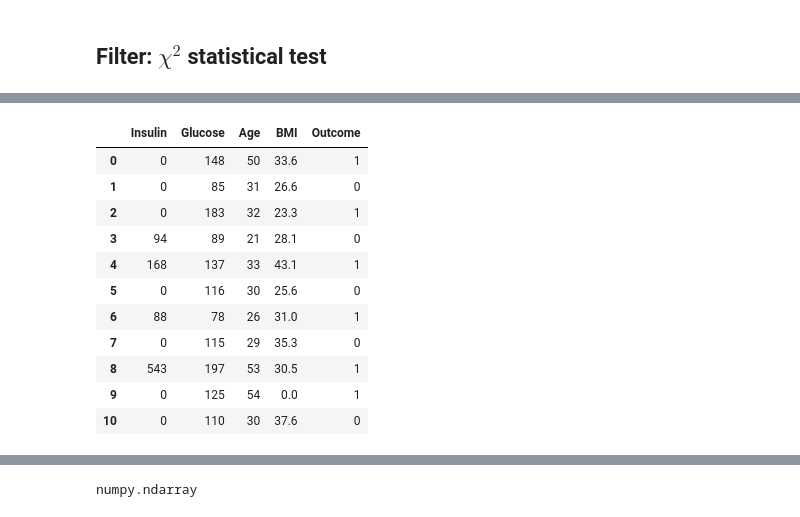
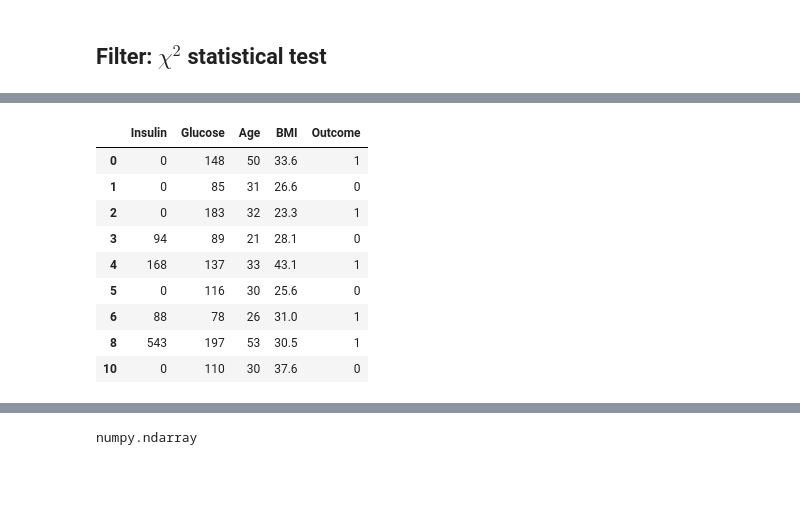
Before and after one commit to yerartdev/tfm-pb, a Jupyter notebook: poc-fs-filter-pima-indians-diabetes.ipynb, the cells around one changed output, grey strips where cells are left out. Cells and saved outputs as stored; diff of their text form; code cells hidden in the pictures; blank space fills up the shorter version.

```diff
--- a/poc-fs-filter-pima-indians-diabetes.ipynb
+++ b/poc-fs-filter-pima-indians-diabetes.ipynb
@@ -544,15 +519,14 @@ sorted(zipped, key = lambda x: x[1], reverse = True)
 # %%
-data.loc[:10, ('Insulin', 'Glucose', 'Age', 'BMI', 'Outcome')]
+#::GMG::So this would be the final dataset manually from the results above
+data_final.loc[:10, ('Insulin', 'Glucose', 'Age', 'BMI', 'Outcome')]
 # %% [output]
 |  | Insulin | Glucose | Age | BMI | Outcome |
 | 0 | 0 | 148 | 50 | 33.6 | 1 |
 | 1 | 0 | 85 | 31 | 26.6 | 0 |
 | 2 | 0 | 183 | 32 | 23.3 | 1 |
 | 3 | 94 | 89 | 21 | 28.1 | 0 |
 | 4 | 168 | 137 | 33 | 43.1 | 1 |
 | 5 | 0 | 116 | 30 | 25.6 | 0 |
 | 6 | 88 | 78 | 26 | 31.0 | 1 |
-| 7 | 0 | 115 | 29 | 35.3 | 0 |
 | 8 | 543 | 197 | 53 | 30.5 | 1 |
-| 9 | 0 | 125 | 54 | 0.0 | 1 |
 | 10 | 0 | 110 | 30 | 37.6 | 0 |
```
Also changed, not shown: parts of 42 cells of this notebook.
